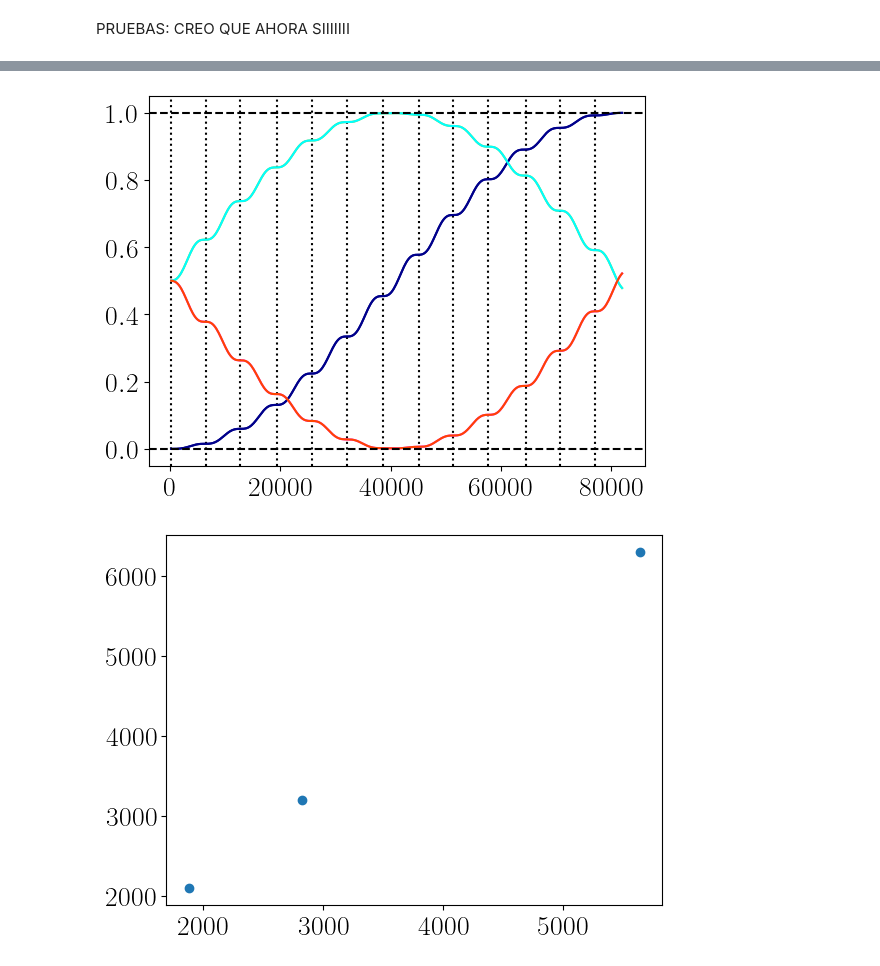
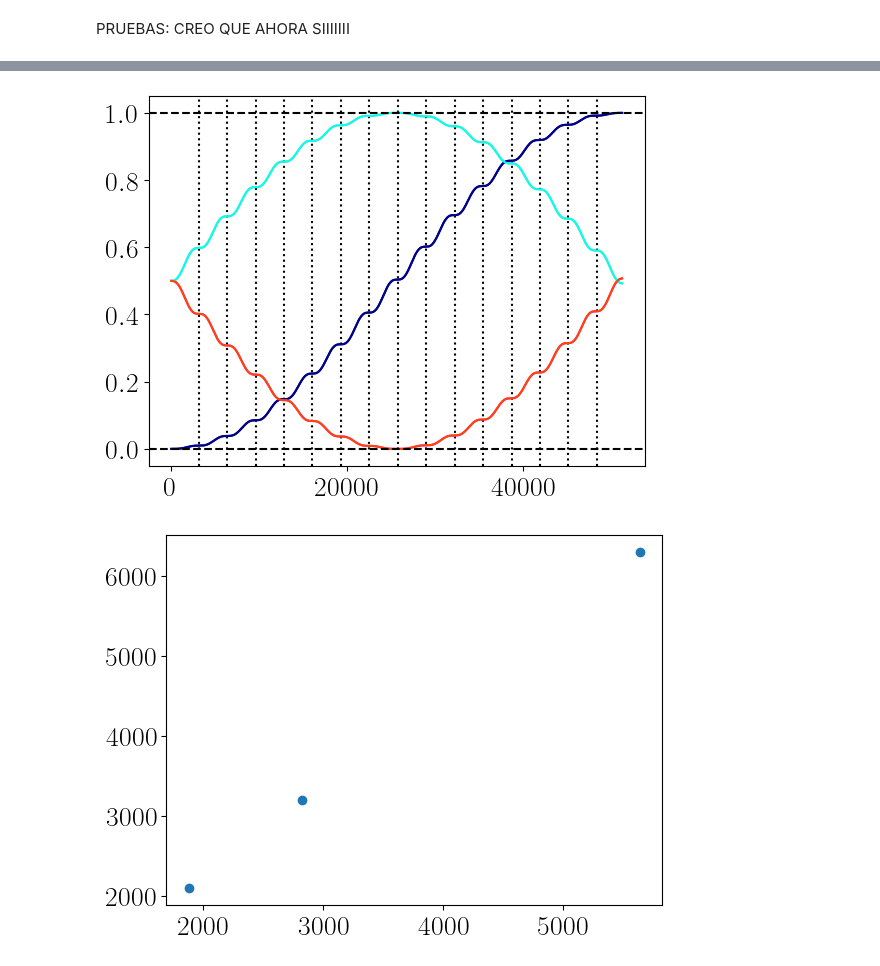
Before and after one commit to Jmalcrow/TFM, a Jupyter notebook: TIME_EVOLUTION_EQUALGAP.ipynb, the cells around one changed output, grey strips where cells are left out. Cells and saved outputs as stored; diff of their text form; code cells hidden in the pictures.

```diff
--- a/TIME_EVOLUTION_EQUALGAP.ipynb
+++ b/TIME_EVOLUTION_EQUALGAP.ipynb
@@ -55,14 +55,14 @@ $THIS ALL VALUES CHANGE WITH EACH GAP SIZE!!!!!!!!!!!!$
 #1ST VALUES
 
 #OJOOOO SE CAMBIA CON CADA SET OF VALUES
-epsilon_n=0.005*0.5
-epsilon_phi=(0.011386*np.pi)
+epsilon_n=0.01*0.5
+epsilon_phi=(0.022776*np.pi)
 
 #T=200*1/0.083
-T=80*1/0.00097546        #5.5*1/0.00195092
+T=100.5*1/0.00195092
 print(T)
 #N_time=10000
-N_time=400
+N_time=1000
 Delta_t=T/N_time
 print(Delta_t)
 time_array=np.linspace(Delta_t,T,N_time)
@@ -221,8 +221,8 @@ def calculate_overlap(vect1,vect2):
 #THESE ARE LOAD FOR M=20,N=50
 #EIGENVECTS_NG=np.load('EIGVECTS_NG.npy')
 #EIGENVECTS_PHIEXT=np.load('EIGVECTS_PHIEXT.npy')
-EIGENVECTS2_NG=np.load('EIGVECTS2_NG_EG_3.npy')
-EIGENVECTS2_PHIEXT=np.load('EIGVECTS2_PHIEXT_EG_3.npy')
+EIGENVECTS2_NG=np.load('EIGVECTS2_NG_EG_1.npy')
+EIGENVECTS2_PHIEXT=np.load('EIGVECTS2_PHIEXT_EG_1.npy')
 #print("SET 1 FOR NG =>",EIGENVECTS_NG)
 #print("SET 1 FOR PHI_EXT =>",EIGENVECTS_PHIEXT)
 #print("SET 2 FOR NG =>",EIGENVECTS2_NG)
@@ -339,4 +833,17 @@ Overlap_Psi2_GS_PHIEXT_comparison_ng2 = 0.5215862518118748
 # %%
+#Ovrlap2_GS_NG = np.array(Overlap2_GS_NG)
+#np.save('T_EVOL_T100_INVGAP_Nt1000_NG_M20N50_EG_1_good.npy', Ovrlap2_GS_NG)
+#Ovrlap2_GS_NG_likephi0 = np.array(Overlap2_GS_NG_comparison_phi0)
+#np.save('T_EVOL_T100_INVGAP_Nt1000_NG_likephi0_M20N50_EG_1_good.npy', Ovrlap2_GS_NG_likephi0)
+#Ovrlap2_GS_NG_likephi2 = np.array(Overlap2_GS_NG_comparison_phi2)
+#np.save('T_EVOL_T100_INVGAP_Nt1000_NG_likephi2_M20N50_EG_1_good.npy', Ovrlap2_GS_NG_likephi2)
+#Ovrlap2_GS_PHIEXT = np.array(Overlap2_GS_PHIEXT)
+#np.save('T_EVOL_T100_INVGAP_Nt1000_PHIEXT_M20N50_EG_1_good.npy', Ovrlap2_GS_PHIEXT)
+#Ovrlap2_GS_PHIEXT_likeng0 = np.array(Overlap2_GS_PHIEXT_comparison_ng0)
+#np.save('T_EVOL_T100_INVGAP_Nt1000_PHIEXT_likeng0_M20N50_EG_1_good.npy', Ovrlap2_GS_PHIEXT_likeng0)
+#Ovrlap2_GS_PHIEXT_likeng2 = np.array(Overlap2_GS_PHIEXT_comparison_ng2)
+#np.save('T_EVOL_T100_INVGAP_Nt1000_PHIEXT_likeng2_M20N50_EG_1_good.npy', Ovrlap2_GS_PHIEXT_likeng2)
+#
 plt.plot(time_array,Overlap2_GS_NG,label=r"$\mathcal{O}_{n_{\rm g, 1}}$", color="darkblue")
 #plt.plot(12814.467020687676,0.14777916105284386, 'ro')
 #plt.plot(16146.22844606647,0.22421773197138237, 'ro')
@@ -344,79 +851,81 @@ plt.plot(time_array,Overlap2_GS_NG,label=r"$\mathcal{O}_{n_{\rm g, 1}}$", color=
 #plt.text(12814.467020687676, 0.24777916105284386,r"$\omega_2$")
 #plt.plot(19221.700531031514,0.31124743468783095, 'ro')
 #plt.annotate("", xy=(19221.700531031514, 0.22421773197138237), xytext=(16146.22844606647, 0.22421773197138237), arrowprops=dict(arrowstyle='<->', color="red"))
-plt.axvline(205.03147233100282, color='black', linestyle='dotted')
+#plt.axvline(51.2578680827507, color='black', linestyle='dotted')
 #plt.text(16146.22844606647, 0.32421773197138237,r"$\omega_1$")
 #plt.plot(22553.46195641031,0.405687137182611, 'ro')
 #plt.annotate("", xy=(22553.46195641031, 0.31124743468783095), xytext=(19221.700531031514, 0.31124743468783095), arrowprops=dict(arrowstyle='<->', color="red"))
 #plt.text(19221.700531031514, 0.41124743468783095,r"$\omega_2$")
-#plt.axvline(2187.0621604073403, color='black', linestyle='dotted')
+plt.axvline(3177.987821130543, color='black', linestyle='dotted')
 #plt.plot(25628.934041375353,0.5037498148895604, 'ro')
 #plt.annotate("", xy=(25628.934041375353, 0.405687137182611), xytext=(22553.46195641031, 0.405687137182611), arrowprops=dict(arrowstyle='<->', color="red"))
-#plt.axvline(4237.432935789222, color='black', linestyle='dotted')
+plt.axvline(6407.233510343837, color='black', linestyle='dotted')
 #plt.text(22553.46195641031, 0.505687137182611,r"$\omega_1$")
 #plt.plot(28960.695466754147,0.6016795255624605, 'ro')
 #plt.annotate("", xy=(28960.695466754147, 0.5037498148895604), xytext=(25628.934041375353, 0.5037498148895604), arrowprops=dict(arrowstyle='<->', color="red"))
 #plt.text(25628.934041375353, 0.6037498148895604,r"$\omega_2$")
-plt.axvline(6561.00711459209, color='black', linestyle='dotted')
+plt.axvline(9636.47919955713, color='black', linestyle='dotted')
 #plt.plot(32036.167551719187,0.6956771895474363, 'ro')
 #plt.annotate("", xy=(32036.167551719187, 0.6016795255624605), xytext=(28960.695466754147, 0.6016795255624605), arrowprops=dict(arrowstyle='<->', color="red"))
-plt.axvline(12711.951284522174, color='black', linestyle='dotted')
+plt.axvline(12865.724888770425, color='black', linestyle='dotted')
 #plt.text(28960.695466754147, 0.7016795255624605,r"$\omega_1$")
 #plt.plot(35367.92897709798,0.7820428041370546, 'ro')
 #plt.annotate("", xy=(35367.92897709798, 0.6956771895474363), xytext=(32036.167551719187, 0.6956771895474363), arrowprops=dict(arrowstyle='<->', color="red"))
 #plt.text(32036.167551719187, 0.7956771895474363,r"$\omega_2$")
-plt.axvline(19477.98987144527, color='black', linestyle='dotted')
+plt.axvline(16094.970577983719, color='black', linestyle='dotted')
 #plt.plot(38699.69040247678,0.8575615690874825, 'ro')
 #plt.annotate("", xy=(38699.69040247678, 0.7820428041370546), xytext=(35367.92897709798, 0.7820428041370546), arrowprops=dict(arrowstyle='<->', color="red"))
+plt.axvline(19324.21626719701, color='black', linestyle='dotted')
 ##plt.text(35367.92897709798, 0.8820428041370546,r"$\omega_2$")
-plt.axvline(25833.965513706356, color='black', linestyle='dotted')
 
 plt.plot(time_array,Overlap2_GS_NG_comparison_phi0,label=r"$\mathcal{O}_{\varphi_{\rm ext, 0} } $" , color= "yellowgreen")
-#plt.axvline(15036.052352800465, color='black', linestyle='dotted')
+#plt.axvline(32087.425419801933, color='black', linestyle='dotted')
 #plt.plot(256.2893404137535,0.5009500341989357, 'ro')
 #plt.plot(3331.7614253787956,0.5982068469070521, 'ro')
+plt.axvline(22553.461956410305, color='black', linestyle='dotted')
 #plt.annotate("", xy=(3331.7614253787956, 0.5009500341989357), xytext=(256.2893404137535, 0.5009500341989357), arrowprops=dict(arrowstyle='<->', color="red"))
 #plt.text(256.2893404137535, 0.5209500341989357,r"$\omega_1$")
-plt.axvline(32189.941155967445, color='black', linestyle='dotted')
 #print(3331.7614253787956-256.2893404137535)
 #plt.plot(6407.233510343838,0.6922207364876315, 'ro')
+plt.axvline(25782.7076456236, color='black', linestyle='dotted')
 #plt.annotate("", xy=(6407.233510343838, 0.5982068469070521), xytext=(3331.7614253787956, 0.5982068469070521), arrowprops=dict(arrowstyle='<->', color="red"))
-plt.axvline(38545.91679822853, color='black', linestyle='dotted')
 #plt.text(3331.7614253787956, 0.6182068469070521,r"$\omega_1$")
 #print(6407.233510343838-3331.7614253787956)
 #plt.plot(9738.994935722634,0.7790707238522113, 'ro')
 #plt.annotate("", xy=(9738.994935722634, 0.6922207364876315), xytext=(6407.233510343838, 0.6922207364876315), arrowprops=dict(arrowstyle='<->', color="red"))
 #plt.text(6407.233510343838, 0.7122207364876315,r"$\omega_2$")
-plt.axvline(45106.92391282062, color='black', linestyle='dotted')
+plt.axvline(29011.953334836893, color='black', linestyle='dotted')
 #print(9738.994935722634-6407.233510343838)
 #plt.plot(12814.467020687676,0.8548808348604641, 'ro')
+plt.axvline(32241.199024050187, color='black', linestyle='dotted')
 #plt.annotate("", xy=(12814.467020687676, 0.7790707238522113), xytext=(9738.994935722634, 0.7790707238522113), arrowprops=dict(arrowstyle='<->', color="red"))
 #plt.text(9738.994935722634, 0.7990707238522113,r"$\omega_1$")
-plt.axvline(51257.868082750705, color='black', linestyle='dotted')
+plt.axvline(35419.18684518073, color='black', linestyle='dotted')
 #print(12814.467020687676-9738.994935722634)
 #plt.plot(16146.22844606647,0.9170677620336155, 'ro')
 #plt.annotate("", xy=(16146.22844606647, 0.8548808348604641), xytext=(12814.467020687676, 0.8548808348604641), arrowprops=dict(arrowstyle='<->', color="red"))
 #plt.text(45209.43964898612, 0.8748808348604641,r"$\omega_2$")
-plt.axvline(57613.843725011786, color='black', linestyle='dotted')
-plt.axvline(64584.91378426588, color='black', linestyle='dotted')
-plt.axvline(70735.85795419596, color='black', linestyle='dotted')
-plt.axvline(77091.83359645706, color='black', linestyle='dotted')
-print(6561.00711459209-205.03147233100282)
-print(12711.951284522174-6561.00711459209)
-print(19477.98987144527-12711.951284522174)
-print(25833.965513706356-19477.98987144527)
-print(32189.941155967445-25833.965513706356)
-print(38545.91679822853-32189.941155967445)
-print(45106.92391282062-38545.91679822853)
-print(51257.868082750705-45106.92391282062)
-print(57613.843725011786-51257.868082750705)
-print(64584.91378426588-57613.843725011786)
-print(70735.85795419596-64584.91378426588)
-print(77091.83359645706-70735.85795419596)
-#print(21460.54744899703-19410.176673615148)
-#print(23510.91822437891-21460.54744899703)
-#print(25697.98038478625-23510.91822437891)
-#print(27885.04254519359-25697.98038478625)
+plt.axvline(38699.69040247678, color='black', linestyle='dotted')
+plt.axvline(41928.93609169007, color='black', linestyle='dotted')
+plt.axvline(45158.18178090336, color='black', linestyle='dotted')
+plt.axvline(48387.42747011666, color='black', linestyle='dotted')
+#plt.axvline(50642.77366575769, color='black', linestyle='dotted')
+#print(3229.2456892132936-51.2578680827507)
+print(6407.233510343837-3177.987821130543)
+print(9636.47919955713-6407.233510343837)
+print(12865.724888770425-9636.47919955713)
+print(16094.970577983719-12865.724888770425)
+print(19324.21626719701-16094.970577983719)
+print(22553.461956410305-19324.21626719701)
+print(25782.7076456236-22553.461956410305)
+print(29011.953334836893-25782.7076456236)
+print(32241.199024050187-29011.953334836893)
+print(35470.44471326348-32241.199024050187)
+print(38699.69040247678-35470.44471326348)
+print(41928.93609169007-38699.69040247678)
+print(45158.18178090336-41928.93609169007)
+print(48387.42747011666-45158.18178090336)
+#print(27885.04254519359-48387.42747011666)
 #print(30072.10470560093-27885.04254519359)
 #print(32259.166866008272-30072.10470560093)
 plt.plot(time_array,Overlap2_GS_NG_comparison_phi2,label=r"$\mathcal{O}_{\varphi_{\rm ext, 1} } $" , color="magenta")
@@ -431,6 +940,6 @@ plt.plot(time_array,Overlap2_GS_PHIEXT_comparison_ng0,label=r"$\mathcal{O}_{n_{\
 plt.plot(time_array,Overlap2_GS_PHIEXT_comparison_ng2,label=r"$\mathcal{O}_{n_{\rm g,1} } $" , color="orangered")
 plt.axhline(1, color='black', linestyle='--')
 plt.axhline(0, color='black', linestyle='--')
-#plt.savefig('T_EVOL_T80_INVGAP_Nt400_NG_PHIEXT_M20N50_EG_3_alloverlapsandfreqs.png',dpi=300,bbox_inches='tight')
+#plt.savefig('T_EVOL_T100_INVGAP_Nt1000_NG_PHIEXT_M20N50_EG_2_alloverlapsandfreqs_grid.png',dpi=300,bbox_inches='tight')
 plt.show()
 # %% [output]
@@ -449,4 +960,4 @@ plt.show()
-[figure, old version]
+[figure, new version]
 # %%
 x1=([1879.506,2819.18,5638.36])
 x2=([0.00097546,0.00195092,0.0029263])
```
Also changed, not shown: parts of 7 cells of this notebook, 2 other files.
